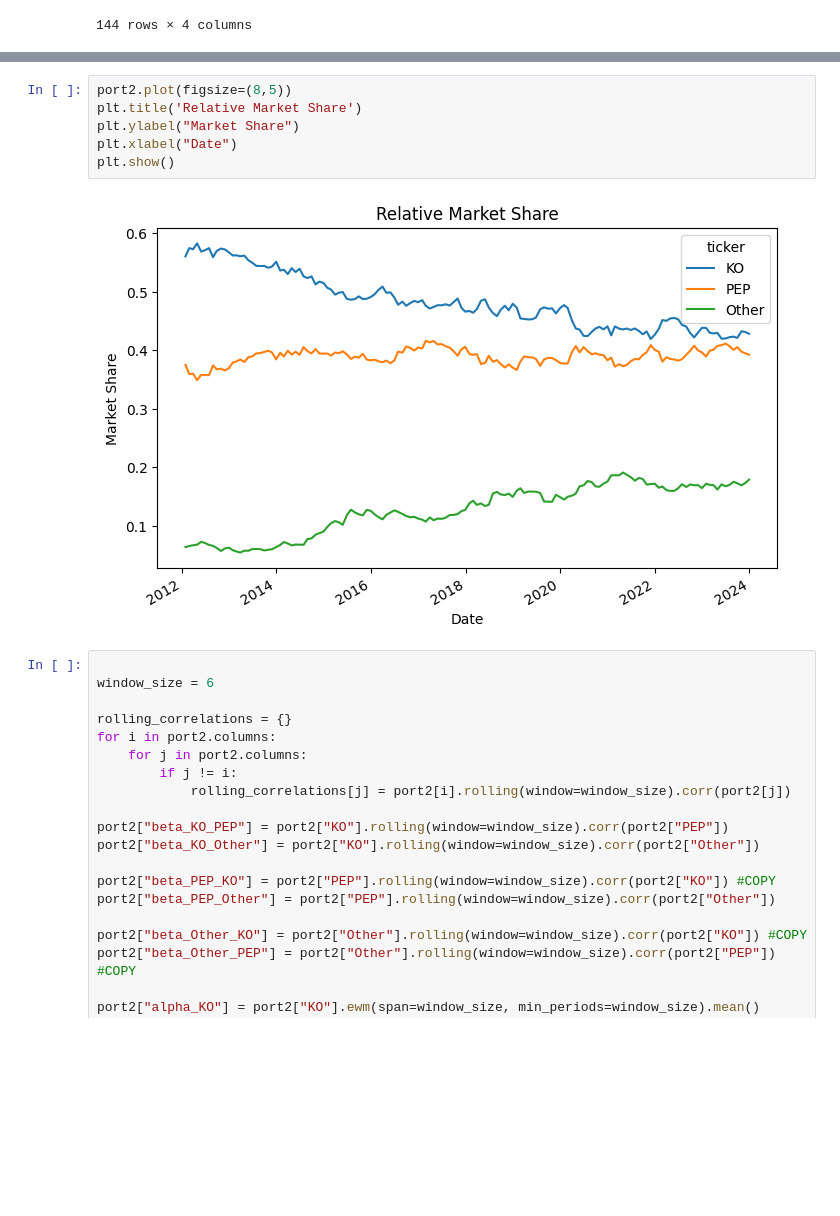
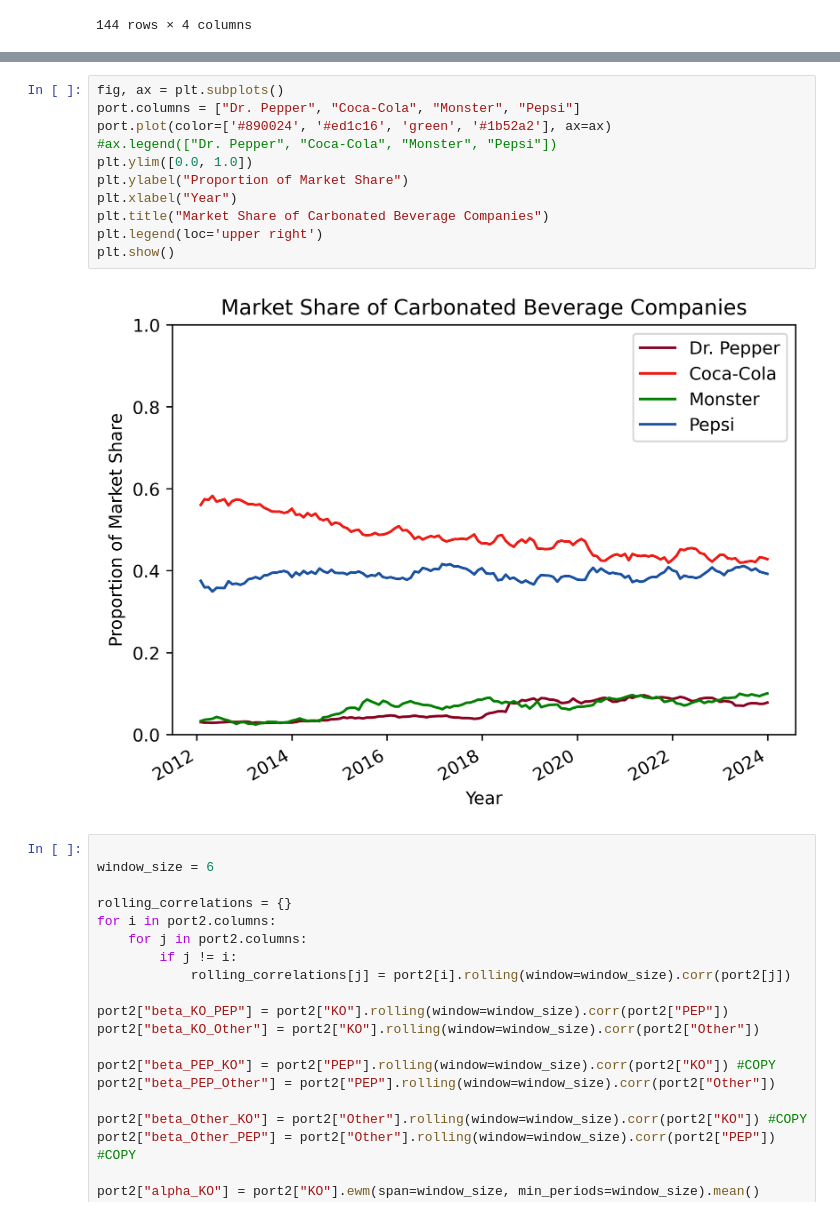
Before and after one commit to brandonwaits12/Radiator-Springs, a Jupyter notebook: ramon.ipynb, the cells around one changed output, grey strips where cells are left out. Saved outputs shown, nothing was run; the diff lists cells and outputs as text; blank space fills up the shorter version.

```diff
--- a/ramon.ipynb
+++ b/ramon.ipynb
@@ -480,11 +476,16 @@ plt.show()
-# %%
-port2.plot(figsize=(8,5))
-plt.title('Relative Market Share')
-plt.ylabel("Market Share")
-plt.xlabel("Date")
-plt.show()
-# %% [output]
-[figure, removed]
+# %%
+fig, ax = plt.subplots()
+port.columns = ["Dr. Pepper", "Coca-Cola", "Monster", "Pepsi"]
+port.plot(color=['#890024', '#ed1c16', 'green', '#1b52a2'], ax=ax)
+#ax.legend(["Dr. Pepper", "Coca-Cola", "Monster", "Pepsi"])
+plt.ylim([0.0, 1.0])
+plt.ylabel("Proportion of Market Share")
+plt.xlabel("Year")
+plt.title("Market Share of Carbonated Beverage Companies")
+plt.legend(loc='upper right')
+plt.show()
+# %% [output]
+[figure, added]
 # %%
 
 window_size = 6
```
Also changed, not shown: parts of 10 cells of this notebook, 1 other file.
